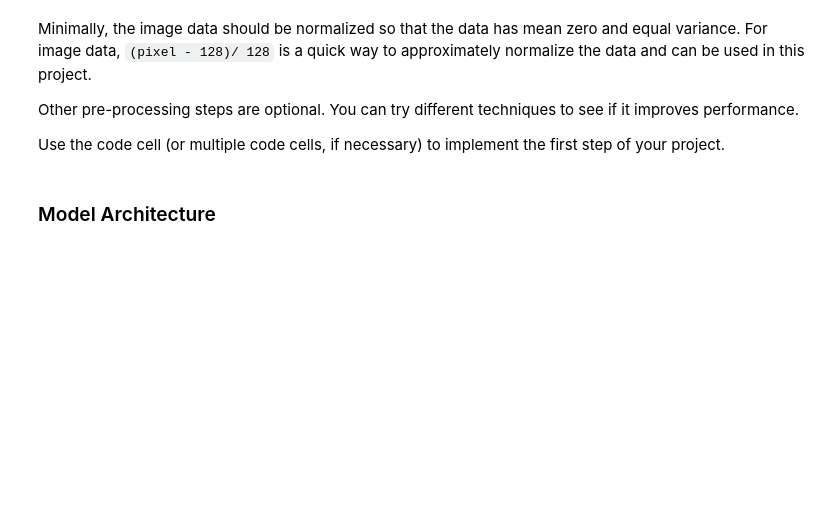
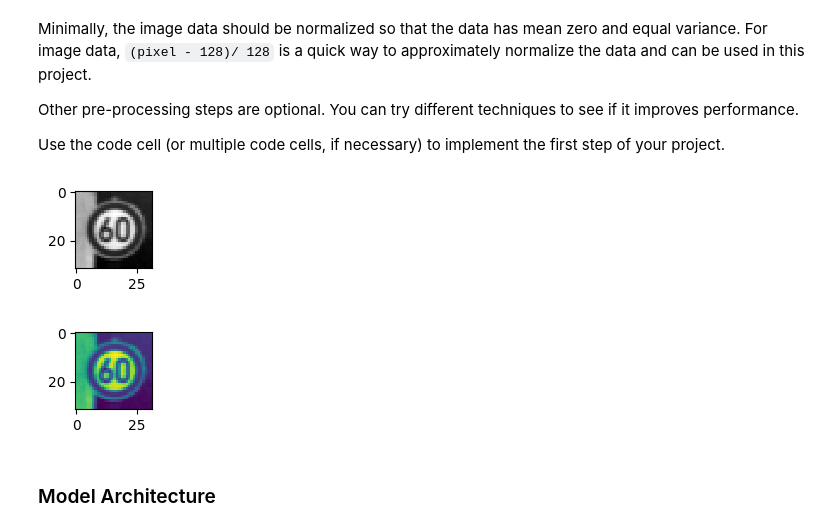
Before and after one commit to stevedomin/CarND-Traffic-Sign-Classifier-Project, a Jupyter notebook: Traffic_Sign_Classifier.ipynb, the cells around one changed output. Drawn from its saved outputs; the diff is of its cells as text; code cells hidden in the pictures; blank space fills up the shorter version.

```diff
--- a/Traffic_Sign_Classifier.ipynb
+++ b/Traffic_Sign_Classifier.ipynb
@@ -166,26 +166,39 @@ Use the code cell (or multiple code cells, if necessary) to implement the first
 # %%
 ### Preprocess the data here. It is required to normalize the data. Other preprocessing steps could include
 ### converting to grayscale, etc.
 ### Feel free to use as many code cells as needed.
 
 def normalise(arr):
     return (arr - 128) / 128
 
 def gray_arr(arr):
     gray_arr = np.dot(arr[...,:3], [0.299, 0.587, 0.114])
     return np.reshape(gray_arr, gray_arr.shape + (1,))
 
 X_train_grayed = gray_arr(X_train)
 X_valid_grayed = gray_arr(X_valid)
 X_test_grayed = gray_arr(X_test)
 
 X_train_normalised = normalise(X_train_grayed)
 X_valid_normalised = normalise(X_valid_grayed)
 X_test_normalised = normalise(X_test_grayed)
 
 X_train_preprocessed = X_train_normalised
 X_valid_preprocessed = X_valid_normalised
 X_test_preprocessed = X_test_normalised
+
+grayed_image = X_train_grayed[index].squeeze()
+normalised_image = X_train_normalised[index].squeeze()
+
+plt.figure(figsize=(1,1))
+plt.imshow(grayed_image, cmap='gray')
+plt.figure(figsize=(1,1))
+plt.imshow(normalised_image)
+
+plt.show()
+# %% [output]
+[figure, added]
+[figure, added]
 # %% [markdown]
 ### Model Architecture
 # %%
```
Also changed, not shown: parts of 7 cells of this notebook, 3 other files.
